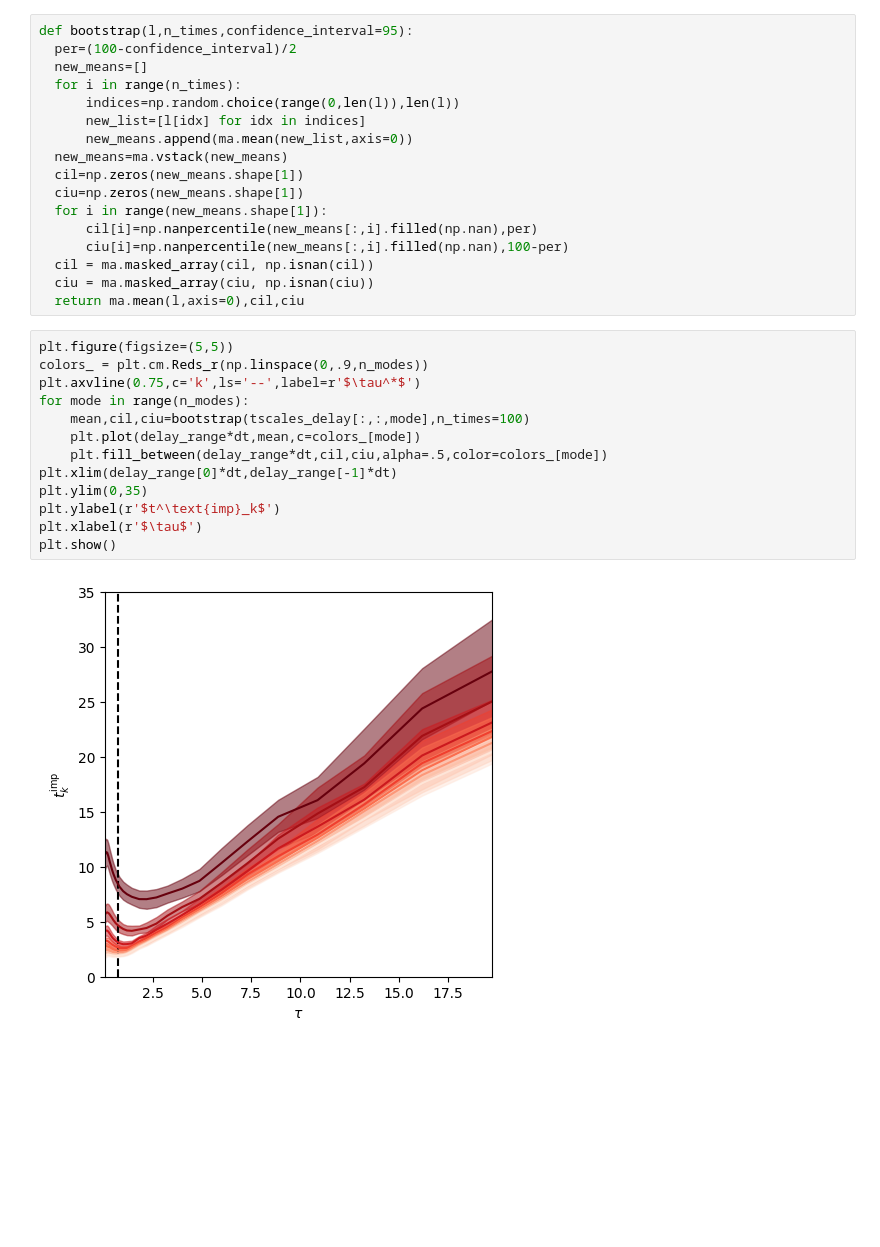
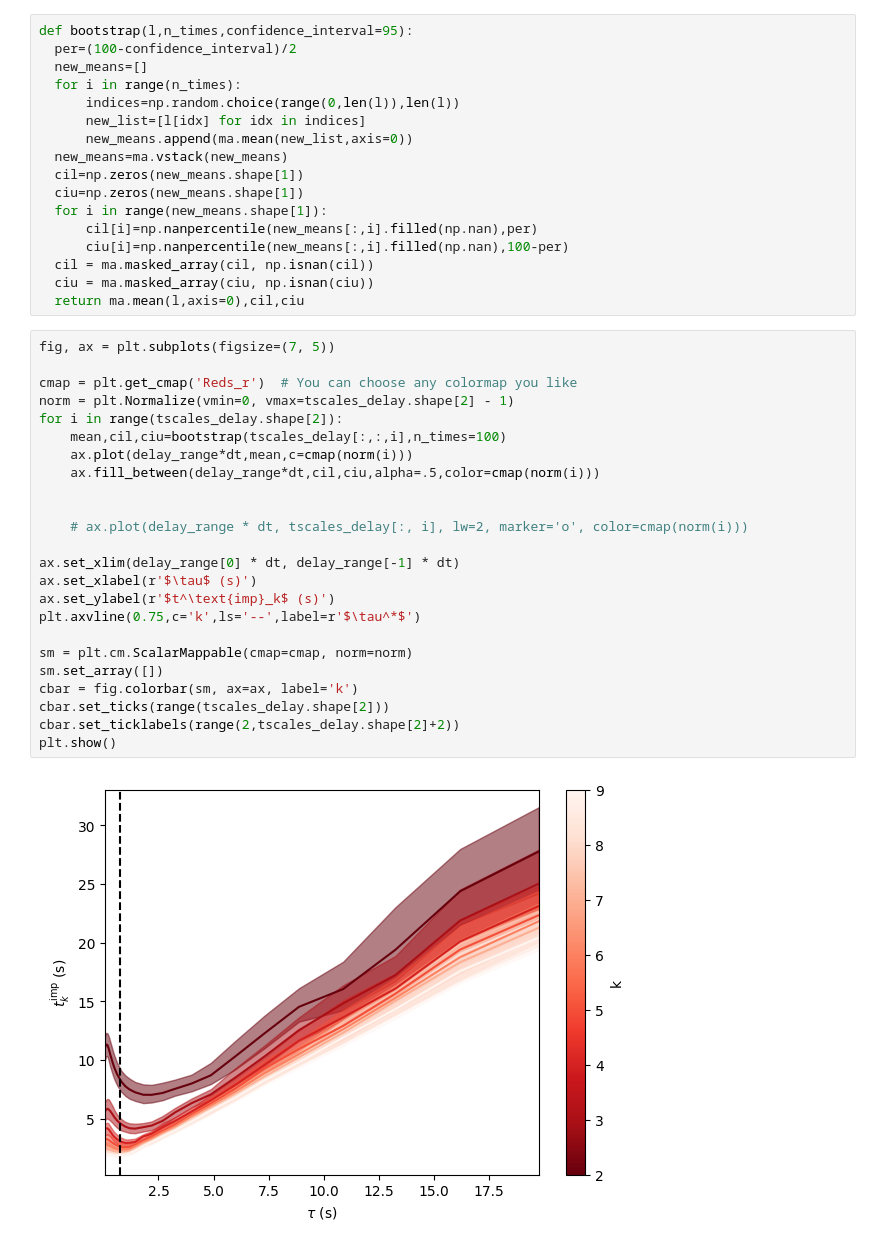
Before and after one commit to AntonioCCosta/DPG_PhysicsBehavior_2026, a Jupyter notebook: notebooks/notebook_4_worm.ipynb, the cells around one changed output. Saved outputs shown, nothing was run; the diff lists cells and outputs as text; blank space fills up the shorter version.

```diff
--- a/notebooks/notebook_4_worm.ipynb
+++ b/notebooks/notebook_4_worm.ipynb
@@ -420,19 +445,30 @@ def bootstrap(l,n_times,confidence_interval=95):
   cil = ma.masked_array(cil, np.isnan(cil))
   ciu = ma.masked_array(ciu, np.isnan(ciu))
   return ma.mean(l,axis=0),cil,ciu
-# %%
-plt.figure(figsize=(5,5))
-colors_ = plt.cm.Reds_r(np.linspace(0,.9,n_modes))
-plt.axvline(0.75,c='k',ls='--',label=r'$\tau^*$')
-for mode in range(n_modes):
-    mean,cil,ciu=bootstrap(tscales_delay[:,:,mode],n_times=100)
-    plt.plot(delay_range*dt,mean,c=colors_[mode])
-    plt.fill_between(delay_range*dt,cil,ciu,alpha=.5,color=colors_[mode])
-plt.xlim(delay_range[0]*dt,delay_range[-1]*dt)
-plt.ylim(0,35)
-plt.ylabel(r'$t^\text{imp}_k$')
-plt.xlabel(r'$\tau$')
-plt.show()
-# %% [output]
-[figure, removed]
+# %%
+fig, ax = plt.subplots(figsize=(7, 5))
+
+cmap = plt.get_cmap('Reds_r')  # You can choose any colormap you like
+norm = plt.Normalize(vmin=0, vmax=tscales_delay.shape[2] - 1)
+for i in range(tscales_delay.shape[2]):
+    mean,cil,ciu=bootstrap(tscales_delay[:,:,i],n_times=100)
+    ax.plot(delay_range*dt,mean,c=cmap(norm(i)))
+    ax.fill_between(delay_range*dt,cil,ciu,alpha=.5,color=cmap(norm(i)))
+
+
+    # ax.plot(delay_range * dt, tscales_delay[:, i], lw=2, marker='o', color=cmap(norm(i)))
+
+ax.set_xlim(delay_range[0] * dt, delay_range[-1] * dt)
+ax.set_xlabel(r'$\tau$ (s)')
+ax.set_ylabel(r'$t^\text{imp}_k$ (s)')
+plt.axvline(0.75,c='k',ls='--',label=r'$\tau^*$')
+
+sm = plt.cm.ScalarMappable(cmap=cmap, norm=norm)
+sm.set_array([])
+cbar = fig.colorbar(sm, ax=ax, label='k')
+cbar.set_ticks(range(tscales_delay.shape[2]))
+cbar.set_ticklabels(range(2,tscales_delay.shape[2]+2))
+plt.show()
+# %% [output]
+[figure, added]
 # %% [markdown]
```
Also changed, not shown: parts of 11 cells of this notebook.
